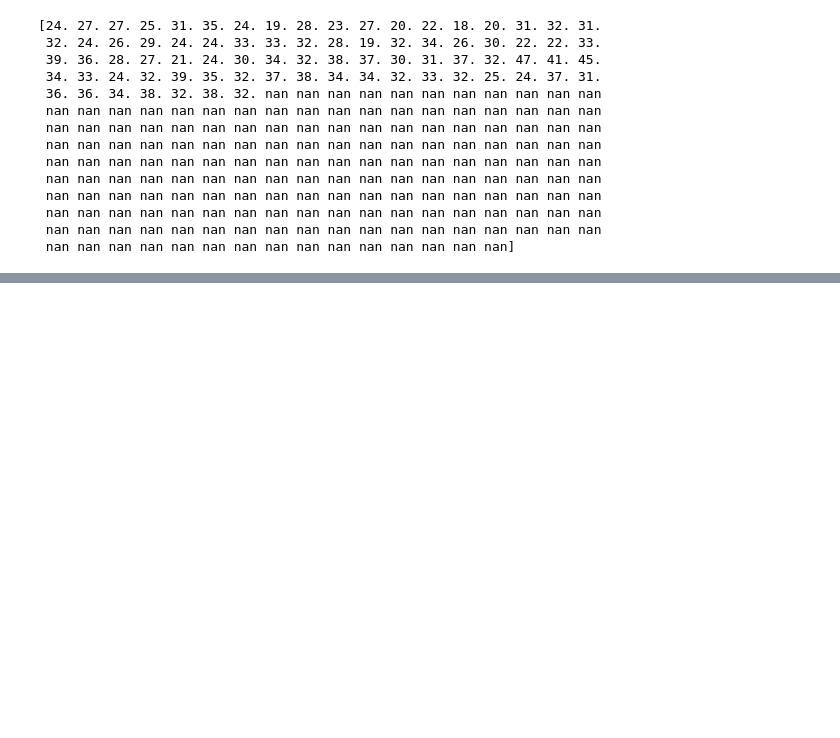
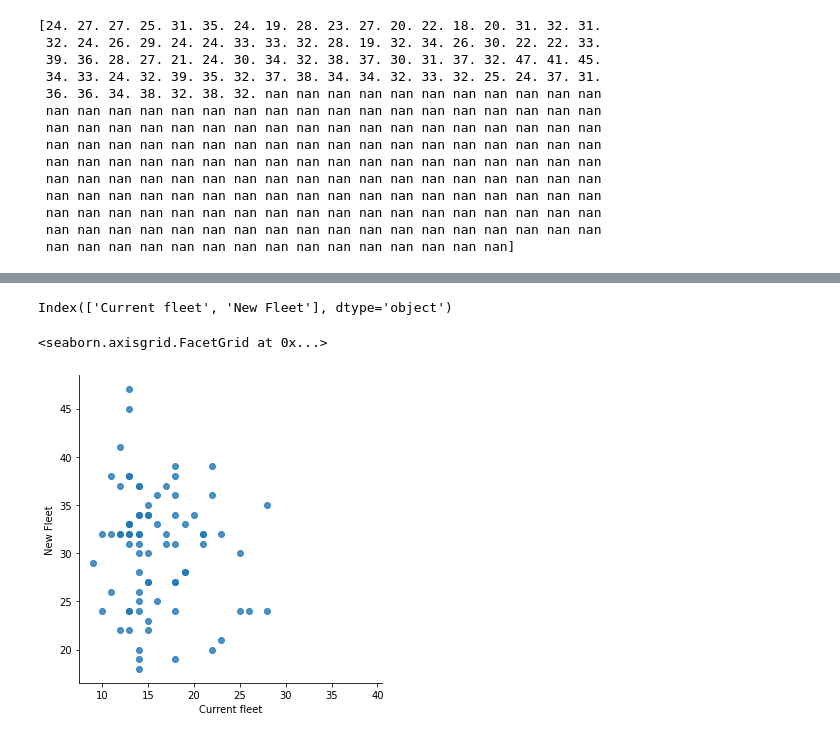
Before and after one commit to pukung375/CE888, a Jupyter notebook: Lab2/bootstrap.ipynb, the cells around one changed output, grey strips where cells are left out. Saved outputs shown, nothing was run; the diff lists cells and outputs as text; code cells hidden in the pictures; blank space fills up the shorter version.

```diff
--- a/Lab2/bootstrap.ipynb
+++ b/Lab2/bootstrap.ipynb
@@ -134,3 +134,13 @@ sns_plot.axes[0, 0].set_xlim(0, 100000)
 # %%
 # Compare the two fleets.
 # You can create a permutation test function to do this. Check the lecture notes!
+# %%
+df.columns
+# %% [output]
+Index(['Current fleet', 'New Fleet'], dtype='object')
+# %%
+data=df[df.columns[1]].values
+sns.lmplot(df.columns[0],df.columns[1],data=df,fit_reg=False)
+# %% [output]
+<seaborn.axisgrid.FacetGrid at 0x...>
+[figure, added]
```
Also changed, not shown: parts of 8 cells of this notebook.
